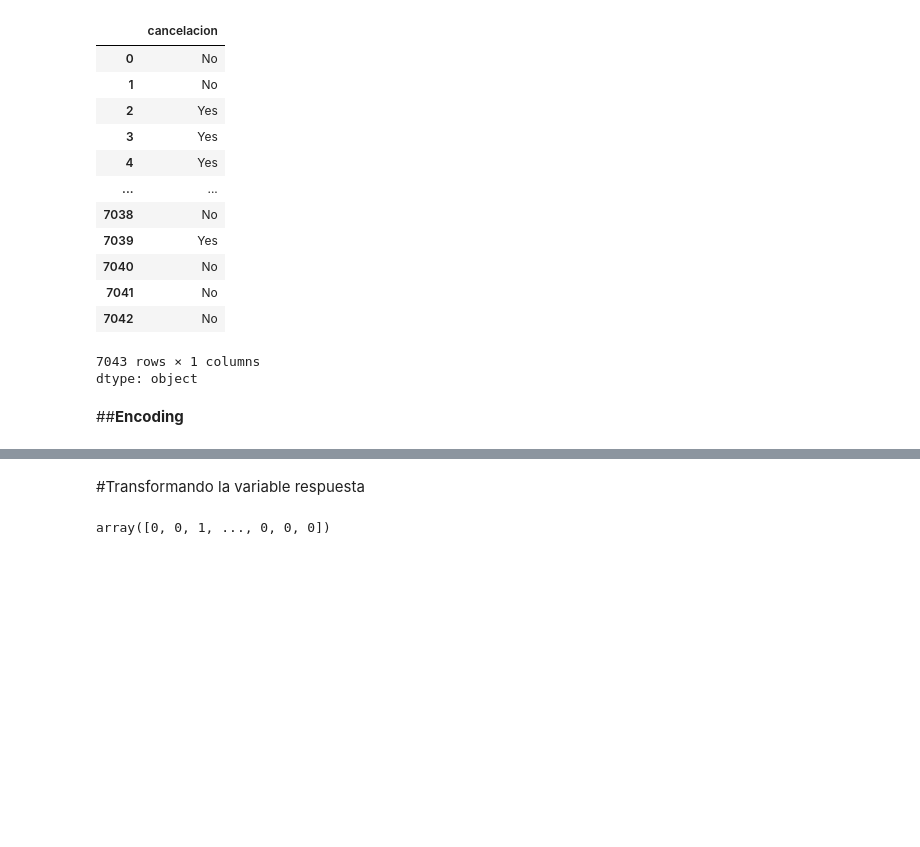
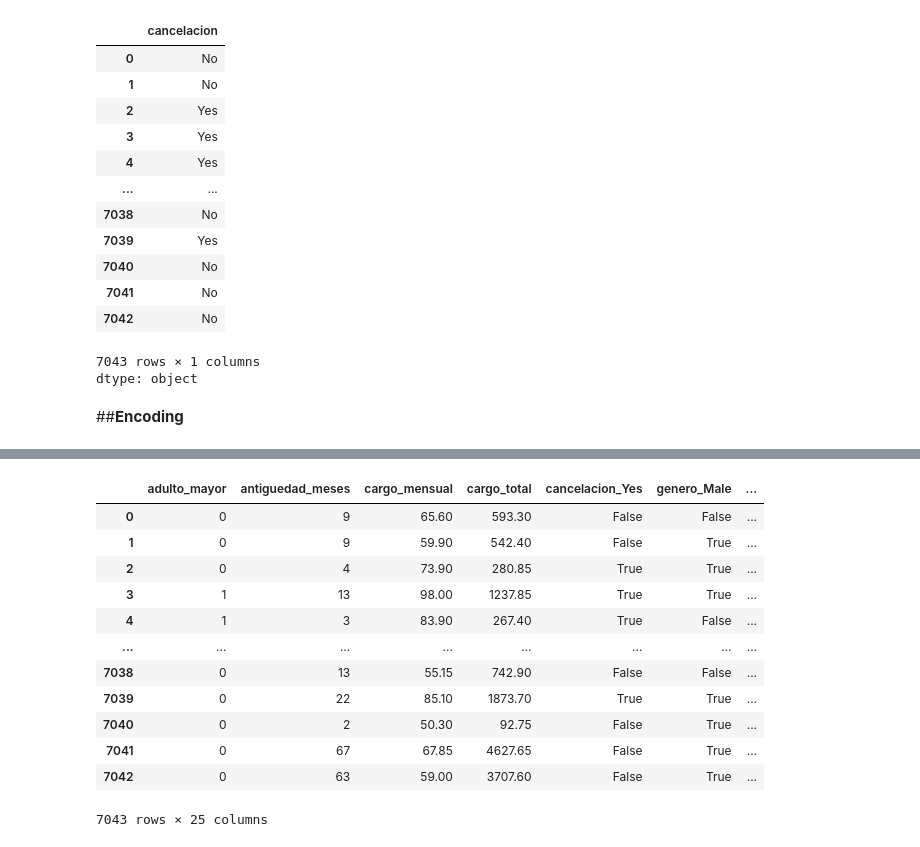
Before and after one commit to Nataliahfk/TELECOM-X---PARTE-2, a Jupyter notebook: TelecomX_SegundaParte.ipynb, the cells around one changed output, grey strips where cells are left out. Saved outputs shown, nothing was run; the diff lists cells and outputs as text; code cells hidden in the pictures; blank space fills up the shorter version.

```diff
--- a/TelecomX_SegundaParte.ipynb
+++ b/TelecomX_SegundaParte.ipynb
@@ -297,2 +288,0 @@ pd.DataFrame(X, columns=one_hot.get_feature_names_out(columnas))
-# %% [markdown]
-#Transformando la variable respuesta
@@ -306,4 +289,25 @@ y = label_encoder.fit_transform(y)
-# %%
-y
-# %% [output]
-array([0, 0, 1, ..., 0, 0, 0])
+# %%
+# === Etapa 2: One-hot encoding (sin dummy trap)
+categorias_col=['cancelacion', 'genero', 'tiene_pareja', 'tiene_dependientes',
+       'servicio_telefonico', 'lineas_multiples', 'servicio_internet',
+       'seguridad_en_linea', 'respaldo_en_linea', 'proteccion_dispositivo',
+       'soporte_tecnico', 'streaming_tv', 'streaming_peliculas',
+       'tipo_contrato', 'facturacion_electronica', 'metodo_pago']
+
+df_encoded = pd.get_dummies(datos, columns=categorias_col, drop_first=True)
+
+df_encoded
+# %% [output]
+|  | adulto_mayor | antiguedad_meses | cargo_mensual | cargo_total | cancelacion_Yes | genero_Male | ... |
+| 0 | 0 | 9 | 65.60 | 593.30 | False | False | ... |
+| 1 | 0 | 9 | 59.90 | 542.40 | False | True | ... |
+| 2 | 0 | 4 | 73.90 | 280.85 | True | True | ... |
+| 3 | 1 | 13 | 98.00 | 1237.85 | True | True | ... |
+| 4 | 1 | 3 | 83.90 | 267.40 | True | False | ... |
+| ... | ... | ... | ... | ... | ... | ... | ... |
+| 7038 | 0 | 13 | 55.15 | 742.90 | False | False | ... |
+| 7039 | 0 | 22 | 85.10 | 1873.70 | True | True | ... |
+| 7040 | 0 | 2 | 50.30 | 92.75 | False | True | ... |
+| 7041 | 0 | 67 | 67.85 | 4627.65 | False | True | ... |
+| 7042 | 0 | 63 | 59.00 | 3707.60 | False | True | ... |
+7043 rows × 25 columns
```
Also changed, not shown: parts of 20 cells of this notebook.
